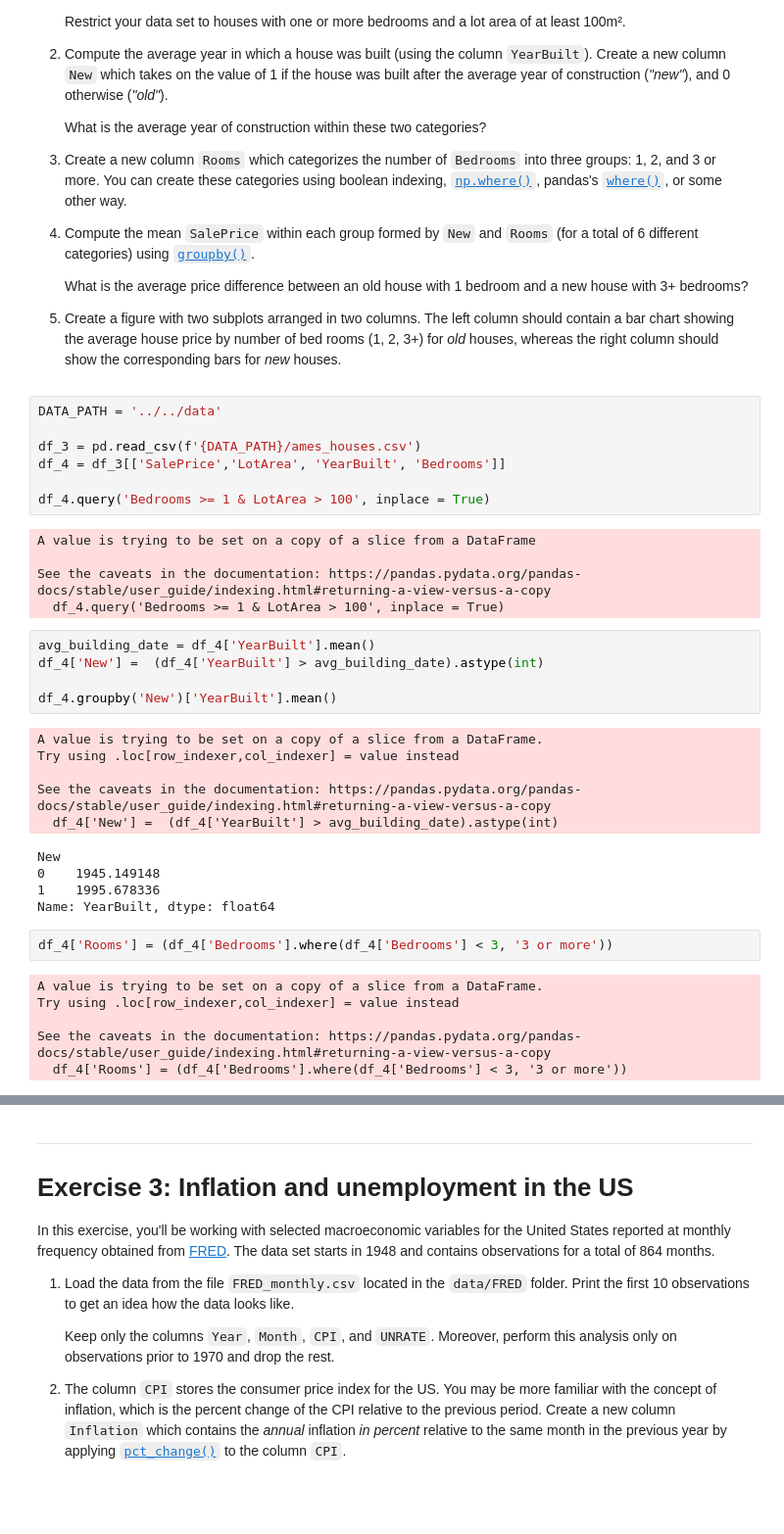
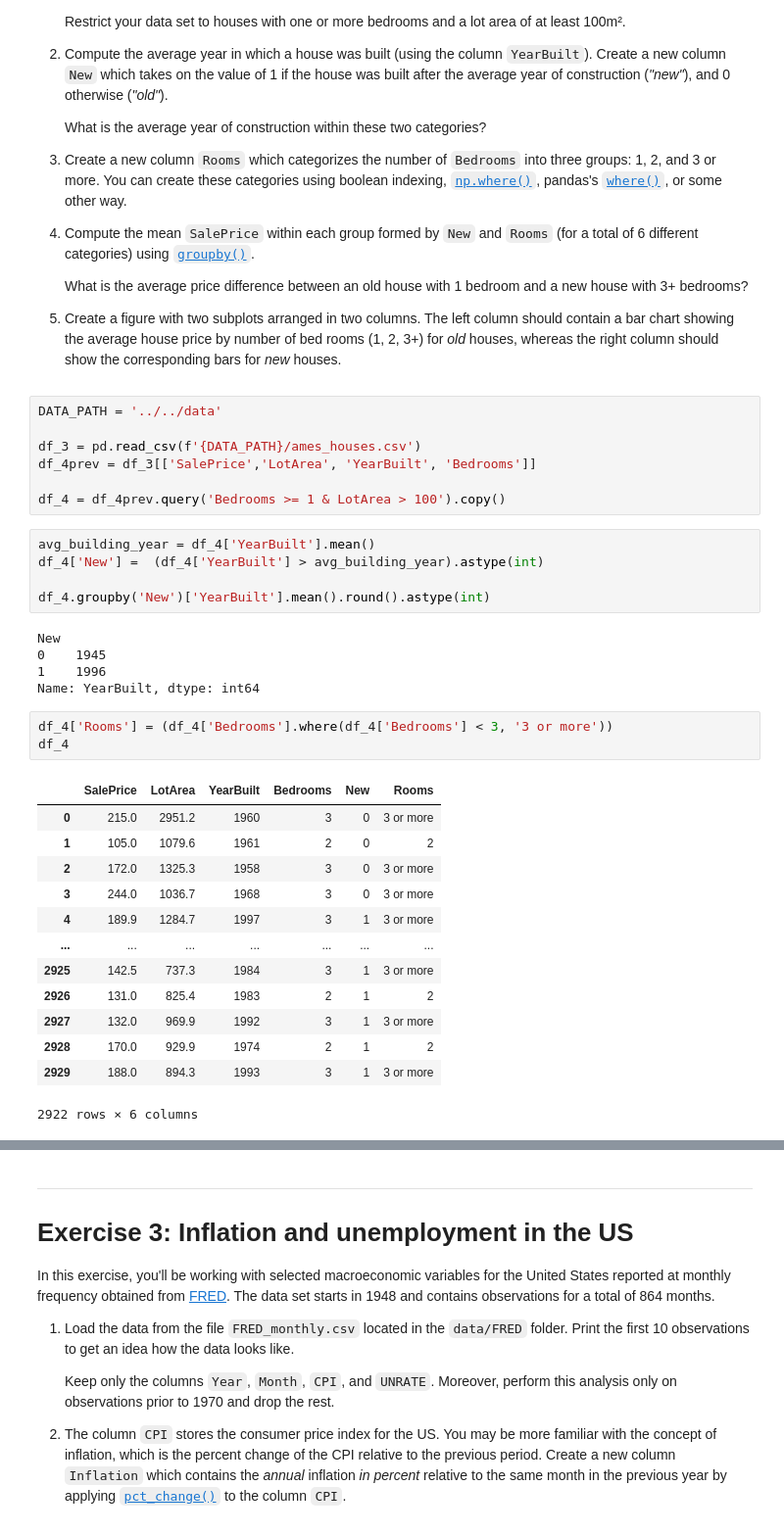
Before and after one commit to LLonsett/TECH2-H25, a Jupyter notebook: workshops/workshop4/workshop4_LL.ipynb, the cells around one changed output, grey strips where cells are left out. Shown at 98% size. Cells and saved outputs as stored; diff of their text form; blank space fills up the shorter version.

```diff
--- a/workshops/workshop4/workshop4_LL.ipynb
+++ b/workshops/workshop4/workshop4_LL.ipynb
@@ -127,36 +127,35 @@ to understand how house prices vary with selected house characteristics.
 DATA_PATH = '../../data'
 
 df_3 = pd.read_csv(f'{DATA_PATH}/ames_houses.csv')
-df_4 = df_3[['SalePrice','LotArea', 'YearBuilt', 'Bedrooms']]
+df_4prev = df_3[['SalePrice','LotArea', 'YearBuilt', 'Bedrooms']]
 
-df_4.query('Bedrooms >= 1 & LotArea > 100', inplace = True)
+df_4 = df_4prev.query('Bedrooms >= 1 & LotArea > 100').copy()
-# %% [output]
-A value is trying to be set on a copy of a slice from a DataFrame
-
-See the caveats in the documentation: https://pandas.pydata.org/pandas-docs/stable/user_guide/indexing.html#returning-a-view-versus-a-copy
-  df_4.query('Bedrooms >= 1 & LotArea > 100', inplace = True)
 # %%
-avg_building_date = df_4['YearBuilt'].mean()
-df_4['New'] =  (df_4['YearBuilt'] > avg_building_date).astype(int)
+avg_building_year = df_4['YearBuilt'].mean()
+df_4['New'] =  (df_4['YearBuilt'] > avg_building_year).astype(int)
 
-df_4.groupby('New')['YearBuilt'].mean()
+df_4.groupby('New')['YearBuilt'].mean().round().astype(int)
 # %% [output]
-A value is trying to be set on a copy of a slice from a DataFrame.
-Try using .loc[row_indexer,col_indexer] = value instead
-
-See the caveats in the documentation: https://pandas.pydata.org/pandas-docs/stable/user_guide/indexing.html#returning-a-view-versus-a-copy
-  df_4['New'] =  (df_4['YearBuilt'] > avg_building_date).astype(int)
+New
+0    1945
+1    1996
+Name: YearBuilt, dtype: int64
-New
-0    1945.149148
-1    1995.678336
-Name: YearBuilt, dtype: float64
 # %%
 df_4['Rooms'] = (df_4['Bedrooms'].where(df_4['Bedrooms'] < 3, '3 or more'))
+df_4
 # %% [output]
+|  | SalePrice | LotArea | YearBuilt | Bedrooms | New | Rooms |
+| 0 | 215.0 | 2951.2 | 1960 | 3 | 0 | 3 or more |
+| 1 | 105.0 | 1079.6 | 1961 | 2 | 0 | 2 |
+| 2 | 172.0 | 1325.3 | 1958 | 3 | 0 | 3 or more |
+| 3 | 244.0 | 1036.7 | 1968 | 3 | 0 | 3 or more |
+| 4 | 189.9 | 1284.7 | 1997 | 3 | 1 | 3 or more |
+| ... | ... | ... | ... | ... | ... | ... |
+| 2925 | 142.5 | 737.3 | 1984 | 3 | 1 | 3 or more |
+| 2926 | 131.0 | 825.4 | 1983 | 2 | 1 | 2 |
+| 2927 | 132.0 | 969.9 | 1992 | 3 | 1 | 3 or more |
+| 2928 | 170.0 | 929.9 | 1974 | 2 | 1 | 2 |
+| 2929 | 188.0 | 894.3 | 1993 | 3 | 1 | 3 or more |
-A value is trying to be set on a copy of a slice from a DataFrame.
-Try using .loc[row_indexer,col_indexer] = value instead
-
-See the caveats in the documentation: https://pandas.pydata.org/pandas-docs/stable/user_guide/indexing.html#returning-a-view-versus-a-copy
-  df_4['Rooms'] = (df_4['Bedrooms'].where(df_4['Bedrooms'] < 3, '3 or more'))
+2922 rows × 6 columns
 # %%
 avg_price = df_4.groupby(['New', 'Rooms'])['SalePrice'].mean()
```
Also changed, not shown: parts of 5 cells of this notebook, 1 other file.
